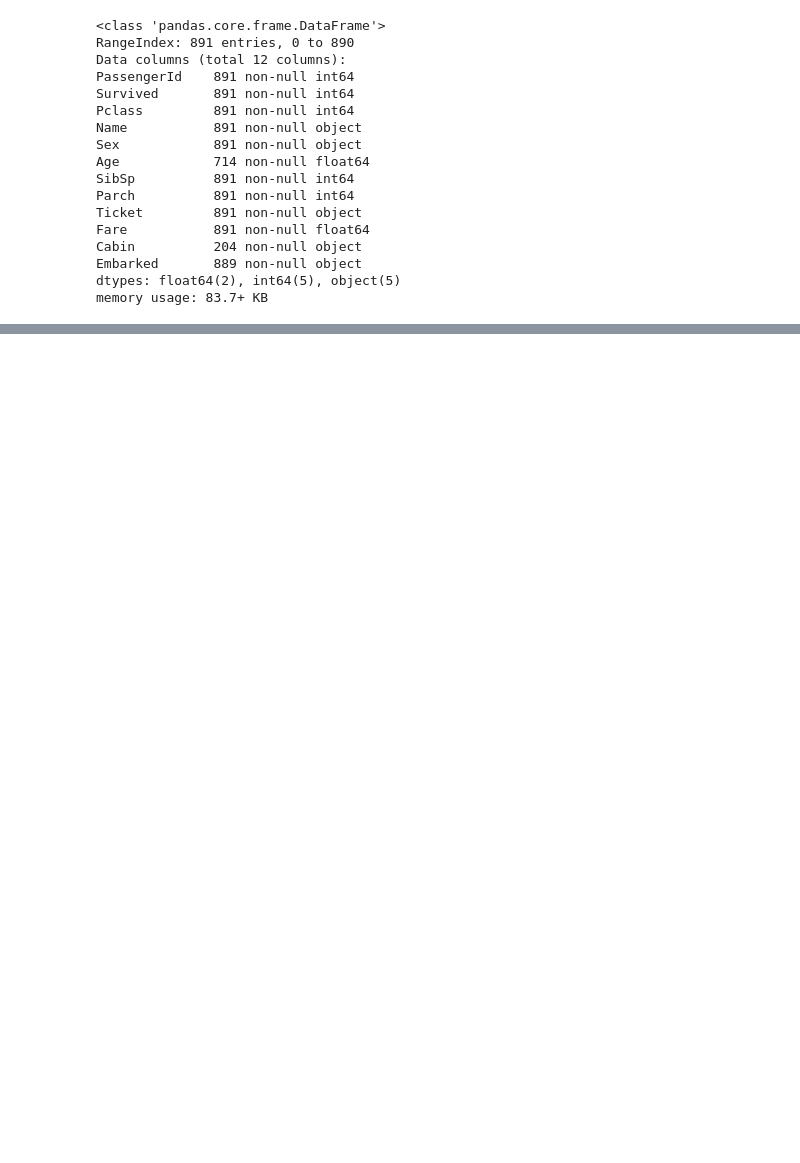
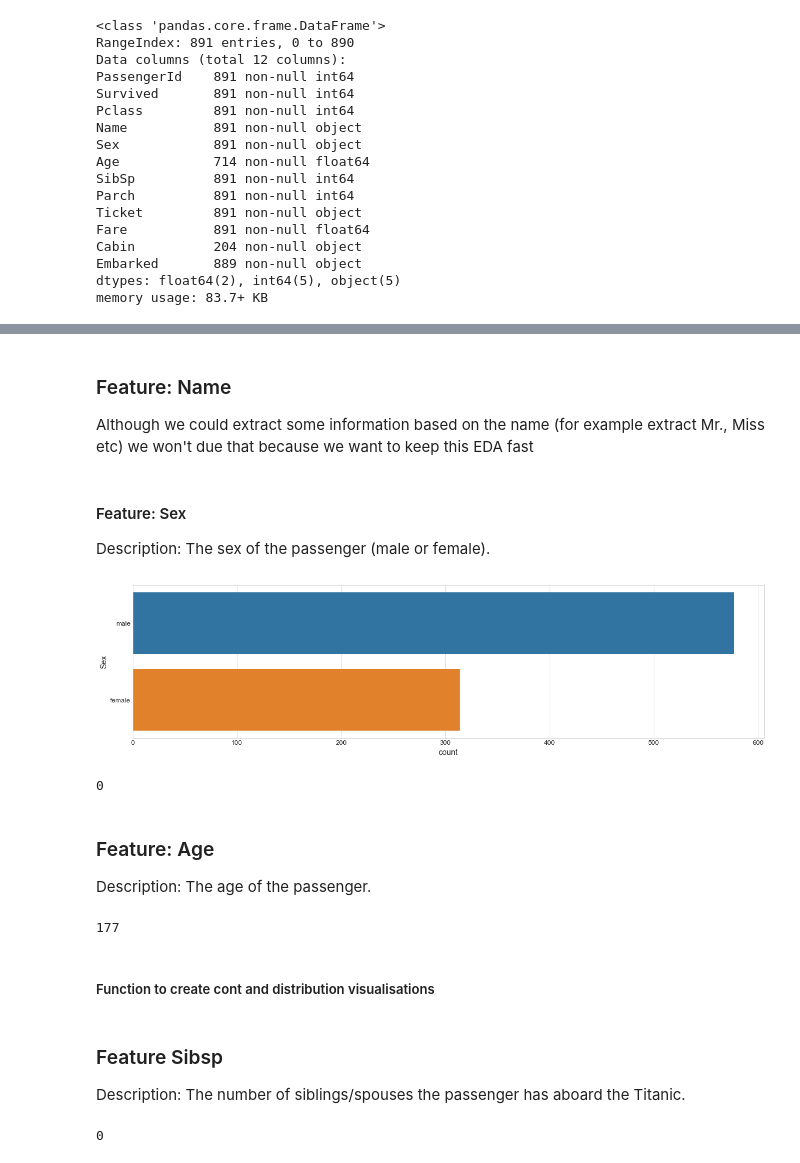
Before and after one commit to StarkAndroid/Titanic, a Jupyter notebook: Titanic.ipynb, the cells around one changed output, grey strips where cells are left out. Saved outputs shown, nothing was run; the diff lists cells and outputs as text; code cells hidden in the pictures; blank space fills up the shorter version.

```diff
--- a/Titanic.ipynb
+++ b/Titanic.ipynb
@@ -68,0 +186,18 @@ memory usage: 83.7+ KB
+# %% [markdown]
+### Feature: Name
+
+Although we could extract some information based on the name (for example extract Mr., Miss etc) we won't due that because we want to keep this EDA fast
+# %% [markdown]
+#### Feature: Sex
+
+Description: The sex of the passenger (male or female).
+# %%
+# Let's view the distribution of Sex
+plt.figure(figsize=(20, 5))
+sns.countplot(y="Sex", data=train_dataset);
+# %% [output]
+[figure, added]
+# %%
+train_dataset["Sex"].isnull().sum()
+# %% [output]
+0
@@ -68,0 +209,12 @@ memory usage: 83.7+ KB
+# %% [markdown]
+### Feature: Age
+
+Description: The age of the passenger.
+# %%
+# How many missing values are there?
+
+train_dataset["Age"].isnull().sum()
+# %% [output]
+177
+# %% [markdown]
+##### Function to create cont and distribution visualisations
@@ -68,0 +251,10 @@ memory usage: 83.7+ KB
+# %% [markdown]
+### Feature Sibsp
+
+Description: The number of siblings/spouses the passenger has aboard the Titanic.
+# %%
+#How many siblings/spouses the passanger has aboard the Titanic?
+
+train_dataset.SibSp.isnull().sum()
+# %% [output]
+0
```
Also changed, not shown: parts of 46 cells of this notebook.
